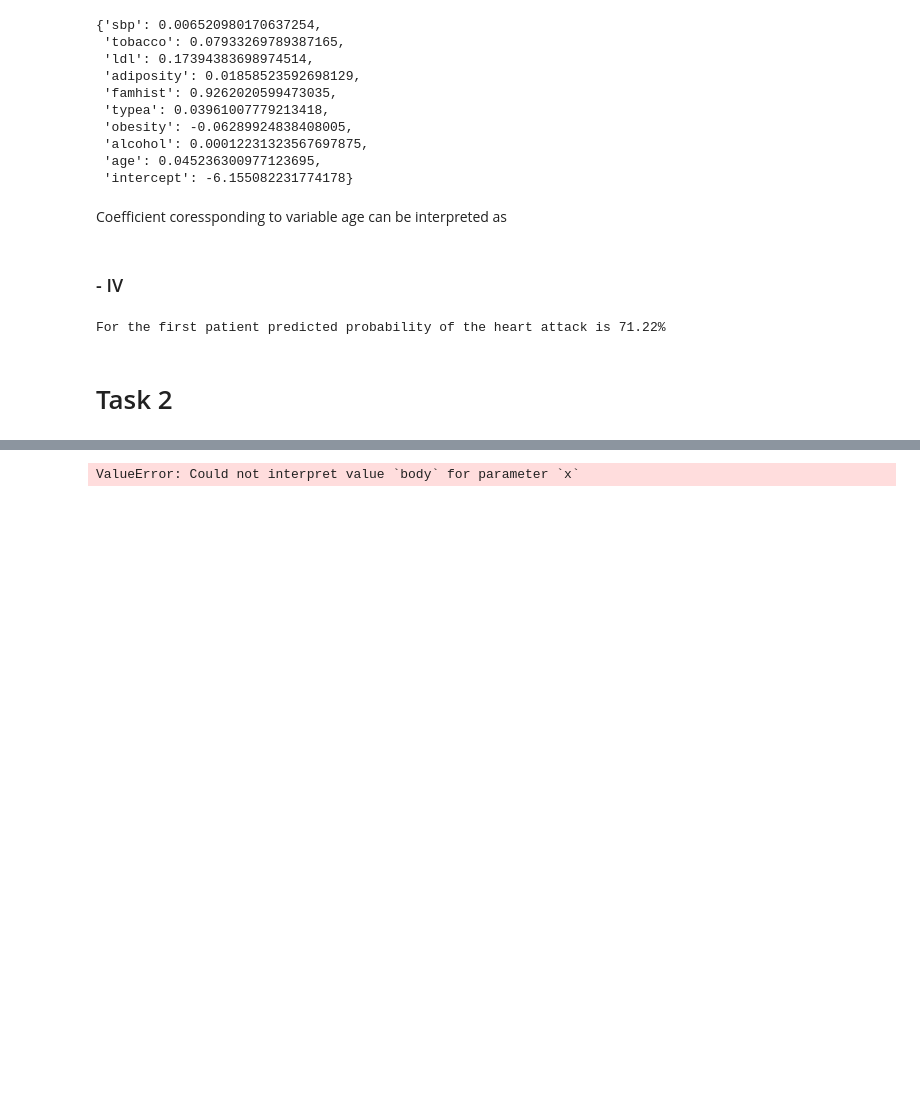
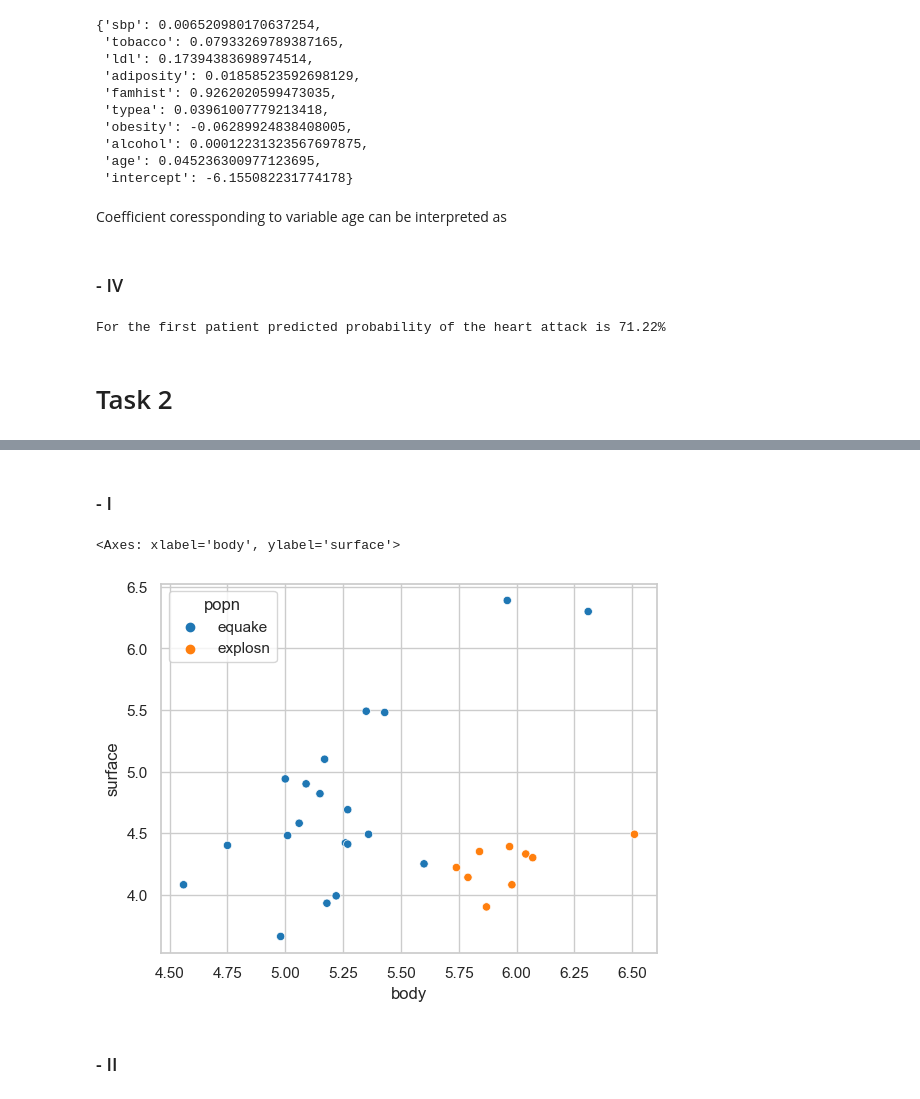
Before and after one commit to Wladeko/advanced-machine-learning, a Jupyter notebook: 2_Logistic_Regression/logistic.ipynb, the cells around one changed output, grey strips where cells are left out. Drawn from its saved outputs; the diff is of its cells as text; code cells hidden in the pictures; blank space fills up the shorter version.

```diff
--- a/2_Logistic_Regression/logistic.ipynb
+++ b/2_Logistic_Regression/logistic.ipynb
@@ -120,4 +119,11 @@ df.head()
+# %% [markdown]
+### - I
 # %%
-sns.scatterplot(data=df, x="body", y="surface")
+sns.set_style("whitegrid")
+sns.set_context("notebook")
+sns.scatterplot(data=df, x="body", y="surface", hue="popn")
 # %% [output]
-ValueError: Could not interpret value `body` for parameter `x`
+<Axes: xlabel='body', ylabel='surface'>
+[figure, added]
+# %% [markdown]
+### - II
```
Also changed, not shown: parts of 5 cells of this notebook.
